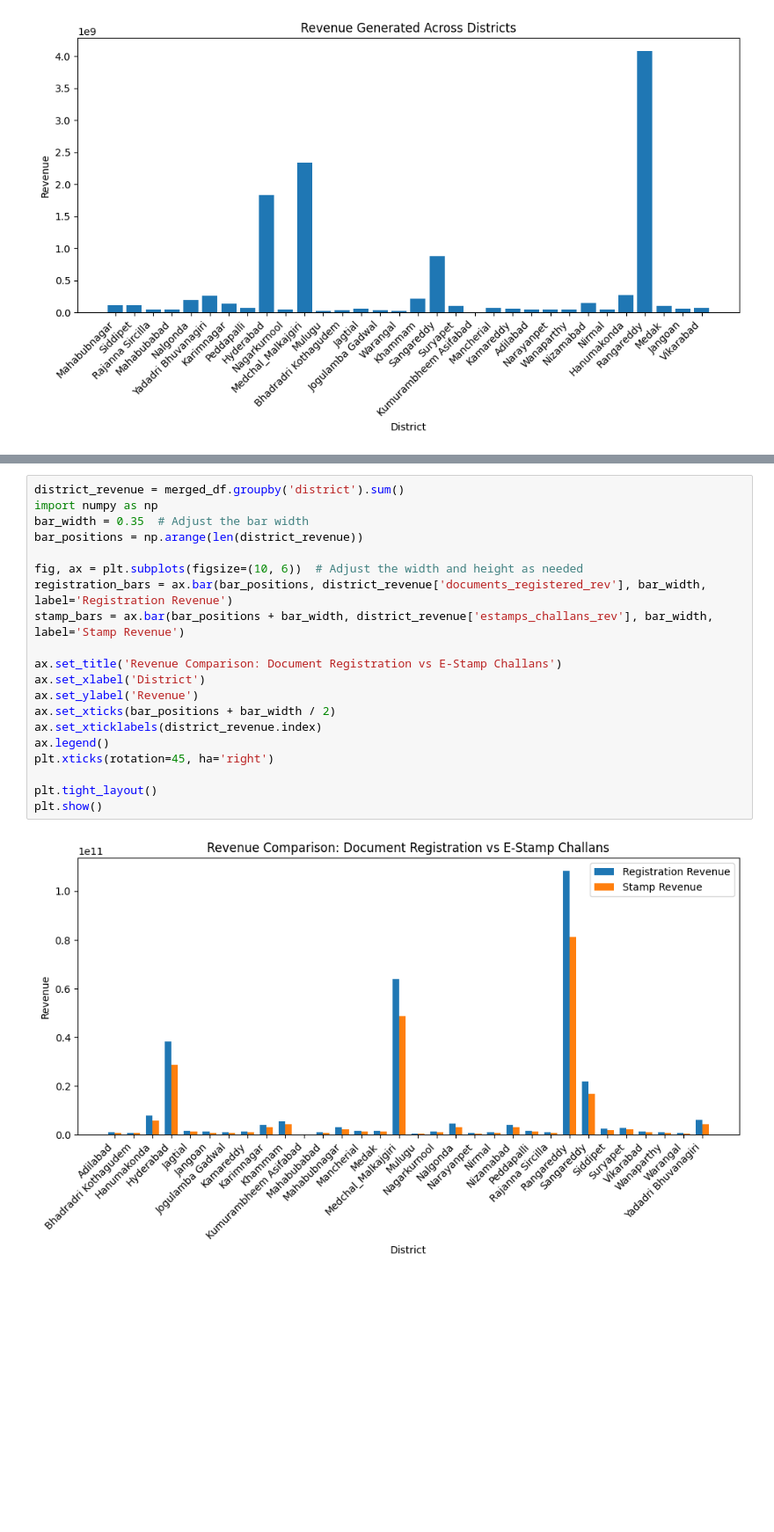
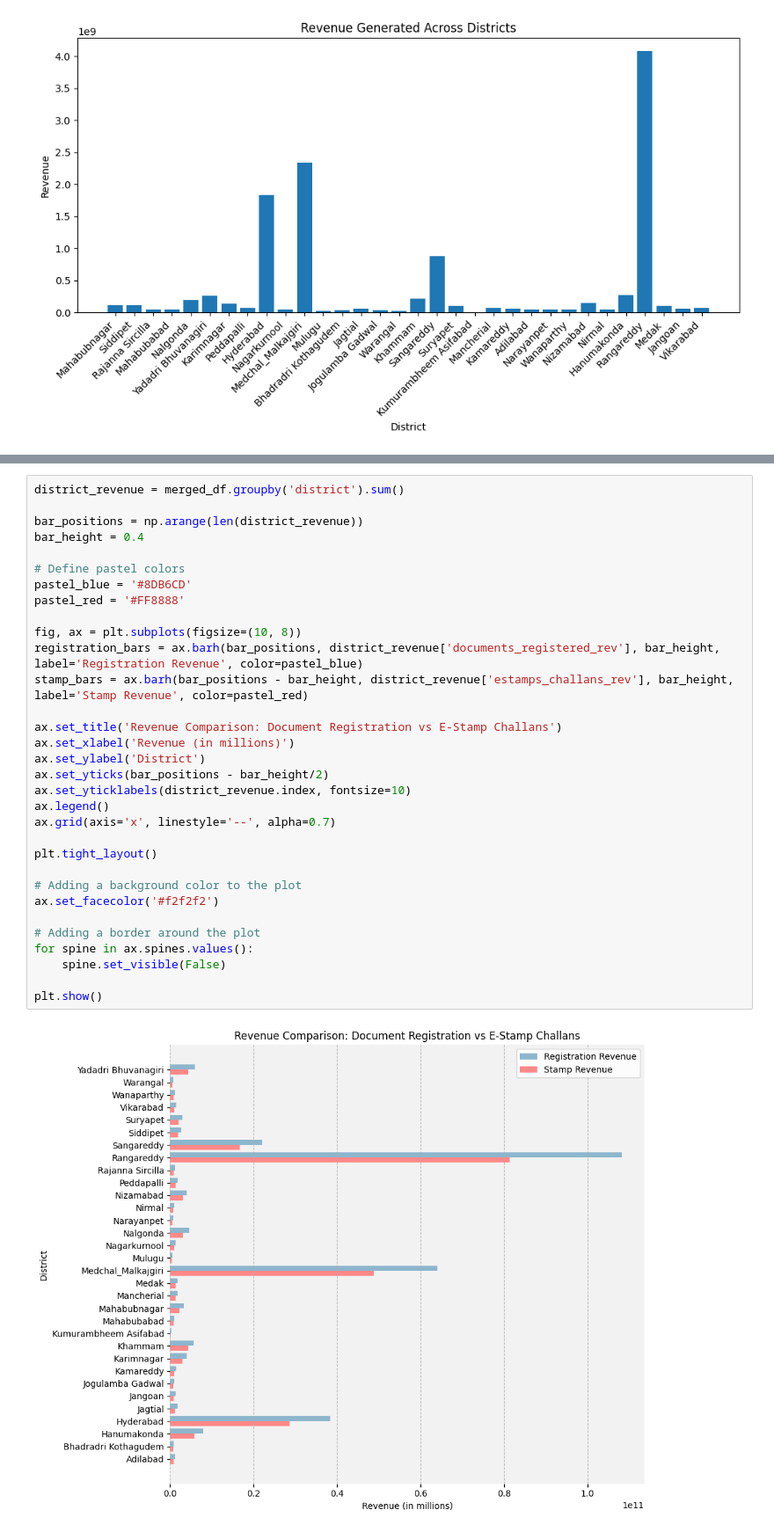
Before and after one commit to dipayanDNP/telangana-project, a Jupyter notebook: c7.ipynb, the cells around one changed output, grey strips where cells are left out. Shown at 88% size. Drawn from its saved outputs; the diff is of its cells as text; blank space fills up the shorter version.

Commit message:
improed graphs

```diff
--- a/c7.ipynb
+++ b/c7.ipynb
@@ -79,25 +98,37 @@ plt.show()
 # %%
 district_revenue = merged_df.groupby('district').sum()
-import numpy as np
-bar_width = 0.35  # Adjust the bar width
+
 bar_positions = np.arange(len(district_revenue))
+bar_height = 0.4
 
-fig, ax = plt.subplots(figsize=(10, 6))  # Adjust the width and height as needed
-registration_bars = ax.bar(bar_positions, district_revenue['documents_registered_rev'], bar_width, label='Registration Revenue')
-stamp_bars = ax.bar(bar_positions + bar_width, district_revenue['estamps_challans_rev'], bar_width, label='Stamp Revenue')
+# Define pastel colors
+pastel_blue = '#8DB6CD'
+pastel_red = '#FF8888'
+
+fig, ax = plt.subplots(figsize=(10, 8))
+registration_bars = ax.barh(bar_positions, district_revenue['documents_registered_rev'], bar_height, label='Registration Revenue', color=pastel_blue)
+stamp_bars = ax.barh(bar_positions - bar_height, district_revenue['estamps_challans_rev'], bar_height, label='Stamp Revenue', color=pastel_red)
 
 ax.set_title('Revenue Comparison: Document Registration vs E-Stamp Challans')
-ax.set_xlabel('District')
-ax.set_ylabel('Revenue')
-ax.set_xticks(bar_positions + bar_width / 2)
-ax.set_xticklabels(district_revenue.index)
+ax.set_xlabel('Revenue (in millions)')
+ax.set_ylabel('District')
+ax.set_yticks(bar_positions - bar_height/2)
+ax.set_yticklabels(district_revenue.index, fontsize=10)
 ax.legend()
-plt.xticks(rotation=45, ha='right')
+ax.grid(axis='x', linestyle='--', alpha=0.7)
 
 plt.tight_layout()
+
+# Adding a background color to the plot
+ax.set_facecolor('#f2f2f2')
+
+# Adding a border around the plot
+for spine in ax.spines.values():
+    spine.set_visible(False)
+
 plt.show()
 # %% [output]
-[figure, old version]
+[figure, new version]
 # %%
 merged_df.info()
 # %% [output]
```
Also changed, not shown: parts of 10 cells of this notebook.
